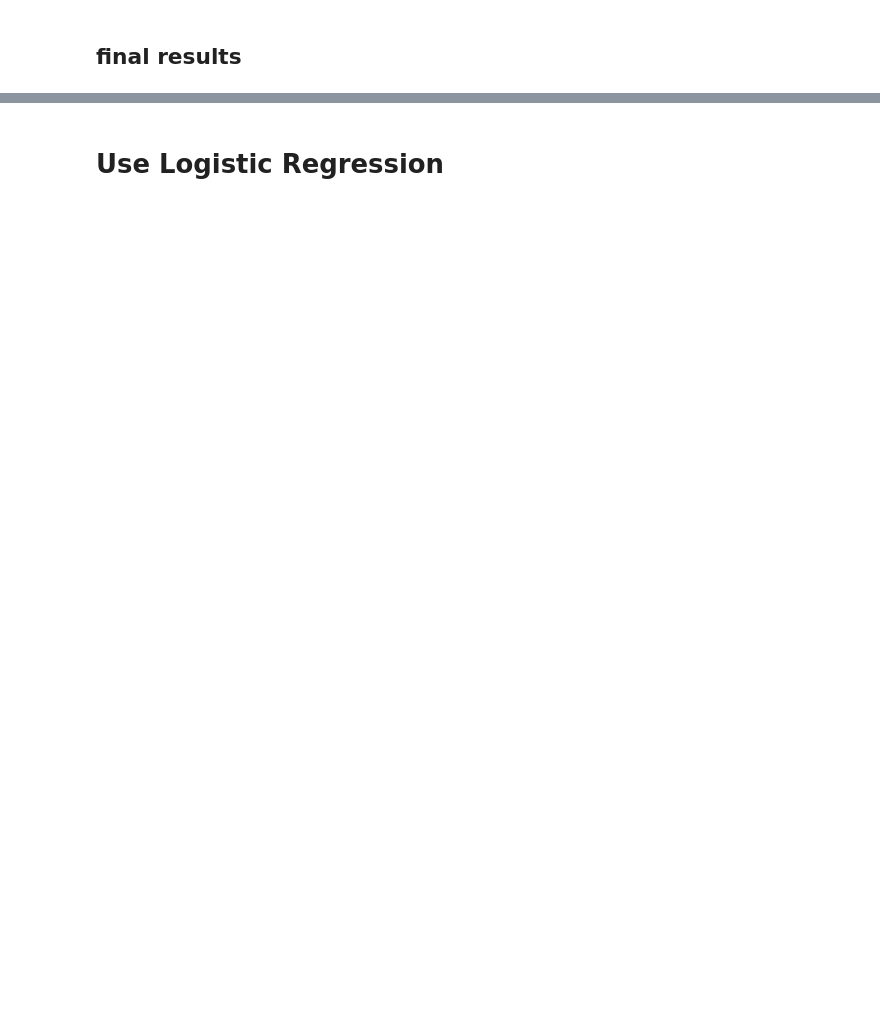
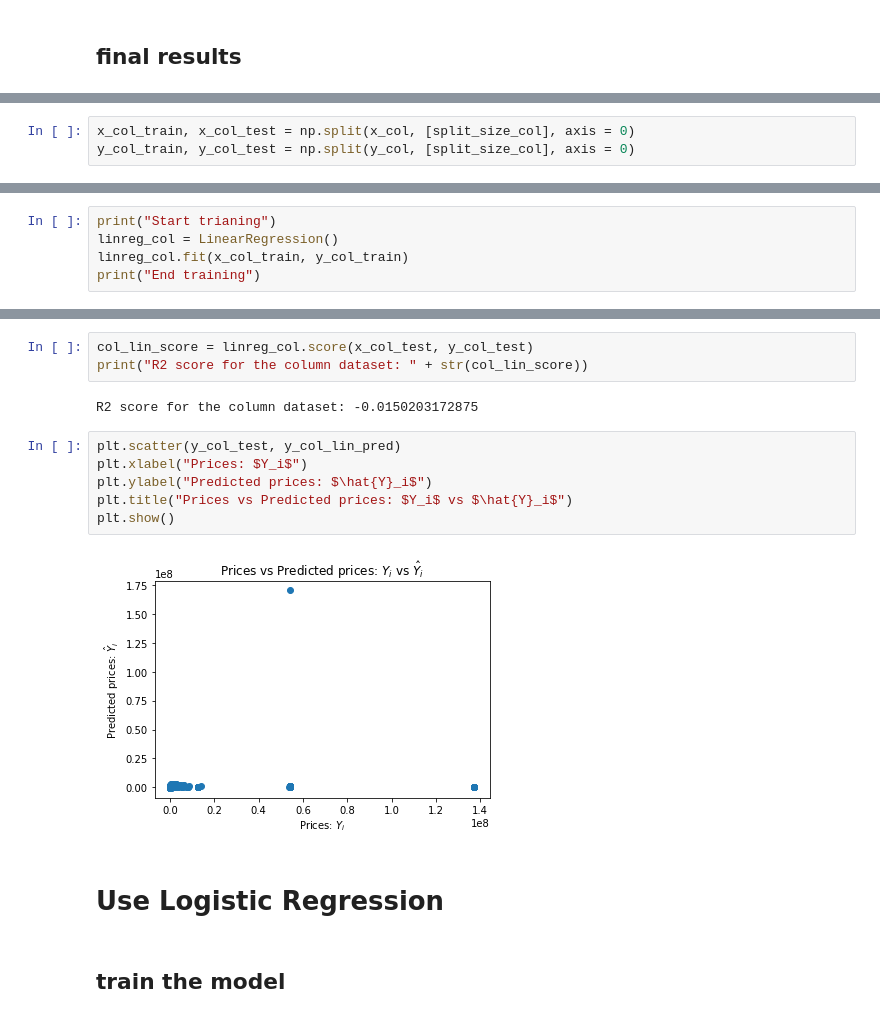
Before and after one commit to rickardsjp/DC_Housing_Tongji, a Jupyter notebook: DC_Housing_Notebook.ipynb, the cells around one changed output, grey strips where cells are left out. Cells and saved outputs as stored; diff of their text form; blank space fills up the shorter version.

```diff
--- a/DC_Housing_Notebook.ipynb
+++ b/DC_Housing_Notebook.ipynb
@@ -200,0 +386,3 @@ dtype: int64
+# %%
+x_col_train, x_col_test = np.split(x_col, [split_size_col], axis = 0)
+y_col_train, y_col_test = np.split(y_col, [split_size_col], axis = 0)
@@ -200,0 +401,5 @@ dtype: int64
+# %%
+print("Start trianing")
+linreg_col = LinearRegression()
+linreg_col.fit(x_col_train, y_col_train)
+print("End training")
@@ -201,2 +430,17 @@ dtype: int64
+# %%
+col_lin_score = linreg_col.score(x_col_test, y_col_test)
+print("R2 score for the column dataset: " + str(col_lin_score))
+# %% [output]
+R2 score for the column dataset: -0.0150203172875
+# %%
+plt.scatter(y_col_test, y_col_lin_pred)
+plt.xlabel("Prices: $Y_i$")
+plt.ylabel("Predicted prices: $\hat{Y}_i$")
+plt.title("Prices vs Predicted prices: $Y_i$ vs $\hat{Y}_i$")
+plt.show()
+# %% [output]
+[figure, added]
 # %% [markdown]
 # Use Logistic Regression
+# %% [markdown]
+## train the model
```
Also changed, not shown: parts of 54 cells of this notebook.
